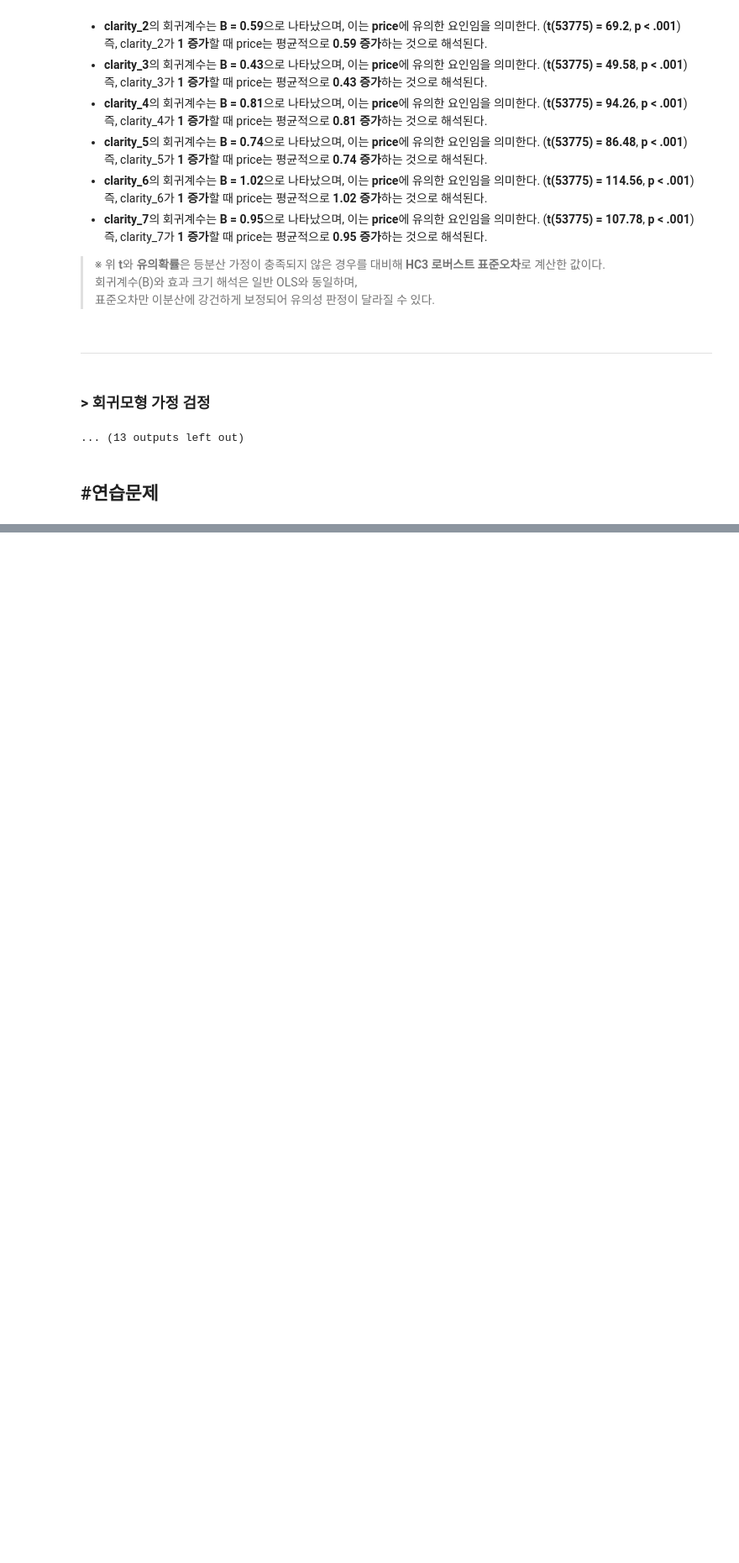
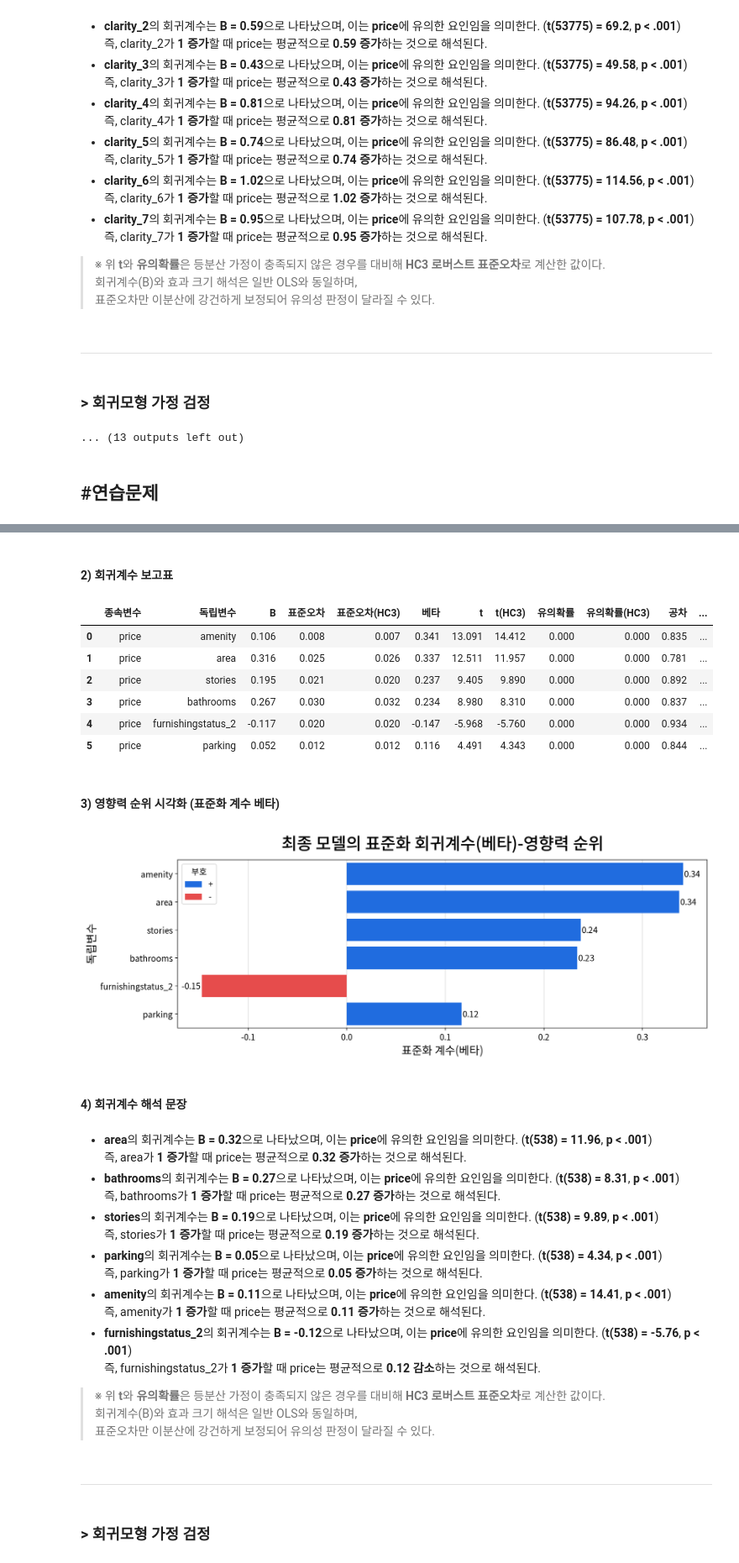
Before and after one commit to choi-yeonju/Python-Basics, a Jupyter notebook: [LAB-09]/[LAB-09] 선형회귀ㅣ07-[PBT] 선형회귀 파이프라인(실습코드) yeonju.ipynb, the cells around one changed output, grey strips where cells are left out. Shown at 84% size. Cells and saved outputs as stored; diff of their text form; code cells hidden in the pictures; blank space fills up the shorter version.

```diff
--- a/[LAB-09]/[LAB-09] 선형회귀ㅣ07-[PBT] 선형회귀 파이프라인(실습코드) yeonju.ipynb
+++ b/[LAB-09]/[LAB-09] 선형회귀ㅣ07-[PBT] 선형회귀 파이프라인(실습코드) yeonju.ipynb
@@ -426,0 +635,15 @@ checkpoints = {
+# %%
+# 모두 "이 주택이 어떤 편의 요소를 갖췄는가"를 묻는 같은 성격의 yes/no 항목이다.
+amenity_cols = ["mainroad", "guestroom", "basement",
+                "hotwaterheating", 'airconditioning', 'prefarea']
+
+df2 = df.copy()
+df2["amenity"] = sum((df2[c]=="yes").astype(int) for c in amenity_cols)
+df2 = df2.drop(columns=amenity_cols)
+
+# 명목형 목록도 df2기준으로 다시 잡는다.
+nominal_cols2 = [c for c in nominal_cols if c in df2.columns]
+
+print("명목형: ", nominal_cols2)
+print(df2["amenity"].value_counts().sort_index().to_string())
+df2.head()
@@ -426,0 +665,20 @@ checkpoints = {
+# %%
+# 도메인 지식을 반영한 데이터(df2)에 적용할 체크포인트
+# -> 앞의 checkpoints와 전처리 조합을 동일하게 맞춘다
+domain_checkpoints = {
+    "5_도메인_기준선" : dict(),
+    "6_도메인_로그변환" : dict(log=True),
+    "7_도메인_이상치대체" :dict(log=True, outlier=True),
+    "8_도메인_공선성제거": dict(log=True, outlier=True, vif=True),
+}
+# %%
+for name in domain_checkpoints:
+    print(f"\n > --- {name} ---")
+
+    # 데이터만 df2로 바꾸고 나머지는 동일하게 적합한다.
+    # -> fits 에 누적하므로 앞의 5개 모델과 함께 비교된다.
+    fits[name] = my_ols.fit_pipeline(df2, target,
+                                     nominal_cols=nominal_cols2, name=name, verbose=False,
+                                     **domain_checkpoints[name])
+
+print("\n 누적된 모델: ", len(fits), "개")
@@ -426,0 +703,6 @@ checkpoints = {
+# %%
+# 9개 모델을 한번에 비교한다
+final_fit = my_ols.compare_models(fits)
+
+print("최종 모델: ", final_fit.name_)
+print("독립변수 : ", int(final_fit.df_model), "개")
@@ -426,0 +723,3 @@ checkpoints = {
+# %%
+my_ols.report_model(final_fit)
+# %% [output]
@@ -426,0 +736,29 @@ checkpoints = {
+#### 2) 회귀계수 보고표
+|  | 종속변수 | 독립변수 | B | 표준오차 | 표준오차(HC3) | 베타 | t | t(HC3) | 유의확률 | 유의확률(HC3) | 공차 | ... |
+| 0 | price | amenity | 0.106 | 0.008 | 0.007 | 0.341 | 13.091 | 14.412 | 0.000 | 0.000 | 0.835 | ... |
+| 1 | price | area | 0.316 | 0.025 | 0.026 | 0.337 | 12.511 | 11.957 | 0.000 | 0.000 | 0.781 | ... |
+| 2 | price | stories | 0.195 | 0.021 | 0.020 | 0.237 | 9.405 | 9.890 | 0.000 | 0.000 | 0.892 | ... |
+| 3 | price | bathrooms | 0.267 | 0.030 | 0.032 | 0.234 | 8.980 | 8.310 | 0.000 | 0.000 | 0.837 | ... |
+| 4 | price | furnishingstatus_2 | -0.117 | 0.020 | 0.020 | -0.147 | -5.968 | -5.760 | 0.000 | 0.000 | 0.934 | ... |
+| 5 | price | parking | 0.052 | 0.012 | 0.012 | 0.116 | 4.491 | 4.343 | 0.000 | 0.000 | 0.844 | ... |
+#### 3) 영향력 순위 시각화 (표준화 계수 베타)
+[figure, added]
+#### 4) 회귀계수 해석 문장
+- **area**의 회귀계수는 **B = 0.32**으로 나타났으며, 이는 **price**에 유의한 요인임을 의미한다. (**t(538) = 11.96**, **p < .001**)
+즉, area가 **1 증가**할 때 price는 평균적으로 **0.32 증가**하는 것으로 해석된다.
+- **bathrooms**의 회귀계수는 **B = 0.27**으로 나타났으며, 이는 **price**에 유의한 요인임을 의미한다. (**t(538) = 8.31**, **p < .001**)
+즉, bathrooms가 **1 증가**할 때 price는 평균적으로 **0.27 증가**하는 것으로 해석된다.
+- **stories**의 회귀계수는 **B = 0.19**으로 나타났으며, 이는 **price**에 유의한 요인임을 의미한다. (**t(538) = 9.89**, **p < .001**)
+즉, stories가 **1 증가**할 때 price는 평균적으로 **0.19 증가**하는 것으로 해석된다.
+- **parking**의 회귀계수는 **B = 0.05**으로 나타났으며, 이는 **price**에 유의한 요인임을 의미한다. (**t(538) = 4.34**, **p < .001**)
+즉, parking가 **1 증가**할 때 price는 평균적으로 **0.05 증가**하는 것으로 해석된다.
+- **amenity**의 회귀계수는 **B = 0.11**으로 나타났으며, 이는 **price**에 유의한 요인임을 의미한다. (**t(538) = 14.41**, **p < .001**)
+즉, amenity가 **1 증가**할 때 price는 평균적으로 **0.11 증가**하는 것으로 해석된다.
+- **furnishingstatus_2**의 회귀계수는 **B = -0.12**으로 나타났으며, 이는 **price**에 유의한 요인임을 의미한다. (**t(538) = -5.76**, **p < .001**)
+즉, furnishingstatus_2가 **1 증가**할 때 price는 평균적으로 **0.12 감소**하는 것으로 해석된다.
+
+> ※ 위 **t**와 **유의확률**은 등분산 가정이 충족되지 않은 경우를 대비해 **HC3 로버스트 표준오차**로 계산한 값이다.
+회귀계수(B)와 효과 크기 해석은 일반 OLS와 동일하며,
+표준오차만 이분산에 강건하게 보정되어 유의성 판정이 달라질 수 있다.
+---
+### > 회귀모형 가정 검정
```
Also changed, not shown: parts of 17 cells of this notebook, 10 other files.
